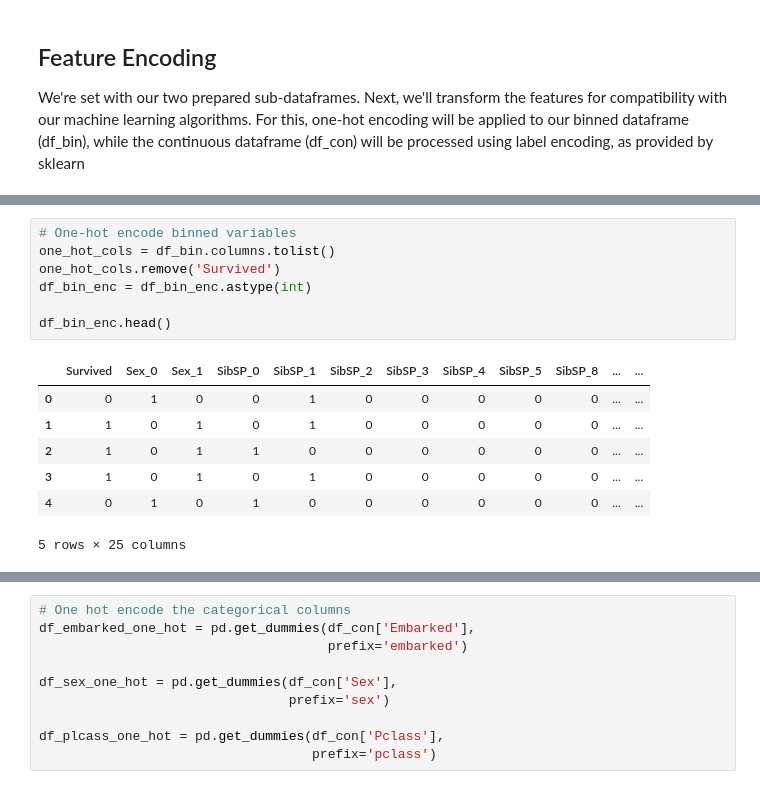
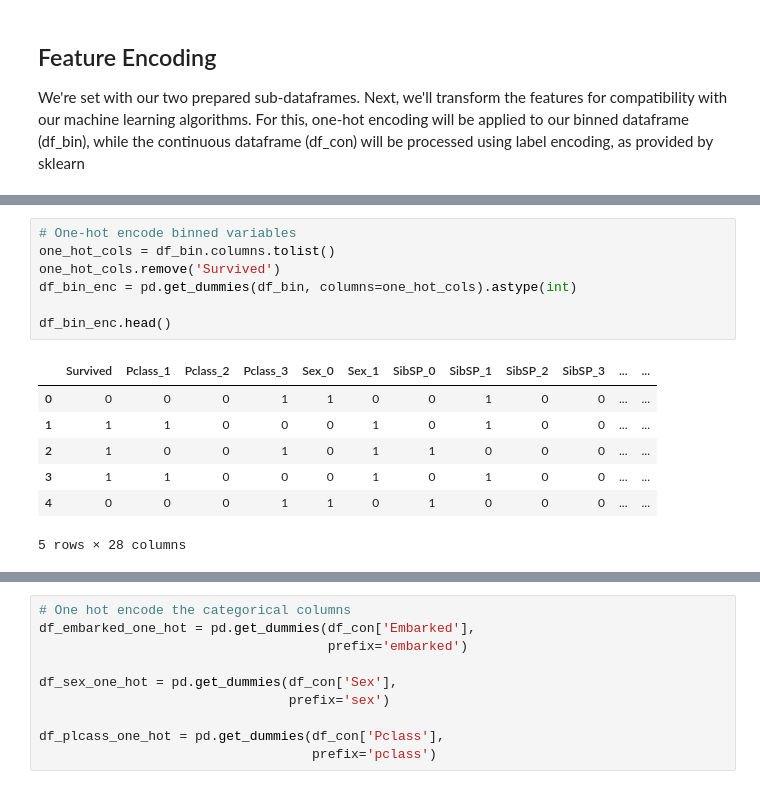
Before and after one commit to joshua-dixon1/Titanic-Survival-Analysis-and-Prediction, a Jupyter notebook: titanic_analysis.ipynb, the cells around one changed output, grey strips where cells are left out. Cells and saved outputs as stored; diff of their text form.

```diff
--- a/titanic_analysis.ipynb
+++ b/titanic_analysis.ipynb
@@ -905,18 +922,18 @@ df_bin.head()
 # %%
 # One-hot encode binned variables
 one_hot_cols = df_bin.columns.tolist()
 one_hot_cols.remove('Survived')
-df_bin_enc = df_bin_enc.astype(int)
+df_bin_enc = pd.get_dummies(df_bin, columns=one_hot_cols).astype(int)
 
 df_bin_enc.head()
 # %% [output]
-|  | Survived | Sex_0 | Sex_1 | SibSP_0 | SibSP_1 | SibSP_2 | SibSP_3 | SibSP_4 | SibSP_5 | SibSP_8 | ... | ... |
-| 0 | 0 | 1 | 0 | 0 | 1 | 0 | 0 | 0 | 0 | 0 | ... | ... |
-| 1 | 1 | 0 | 1 | 0 | 1 | 0 | 0 | 0 | 0 | 0 | ... | ... |
-| 2 | 1 | 0 | 1 | 1 | 0 | 0 | 0 | 0 | 0 | 0 | ... | ... |
-| 3 | 1 | 0 | 1 | 0 | 1 | 0 | 0 | 0 | 0 | 0 | ... | ... |
-| 4 | 0 | 1 | 0 | 1 | 0 | 0 | 0 | 0 | 0 | 0 | ... | ... |
+|  | Survived | Pclass_1 | Pclass_2 | Pclass_3 | Sex_0 | Sex_1 | SibSP_0 | SibSP_1 | SibSP_2 | SibSP_3 | ... | ... |
+| 0 | 0 | 0 | 0 | 1 | 1 | 0 | 0 | 1 | 0 | 0 | ... | ... |
+| 1 | 1 | 1 | 0 | 0 | 0 | 1 | 0 | 1 | 0 | 0 | ... | ... |
+| 2 | 1 | 0 | 0 | 1 | 0 | 1 | 1 | 0 | 0 | 0 | ... | ... |
+| 3 | 1 | 1 | 0 | 0 | 0 | 1 | 0 | 1 | 0 | 0 | ... | ... |
+| 4 | 0 | 0 | 0 | 1 | 1 | 0 | 1 | 0 | 0 | 0 | ... | ... |
-5 rows × 25 columns
+5 rows × 28 columns
 # %%
 df_con.head(10)
 # %% [output]
```
Also changed, not shown: parts of 47 cells of this notebook.
